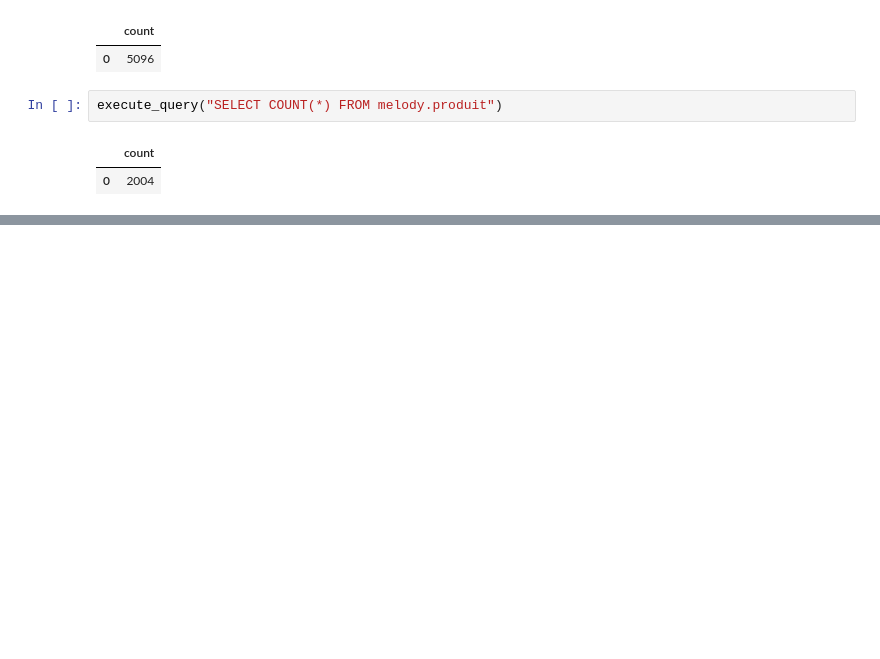
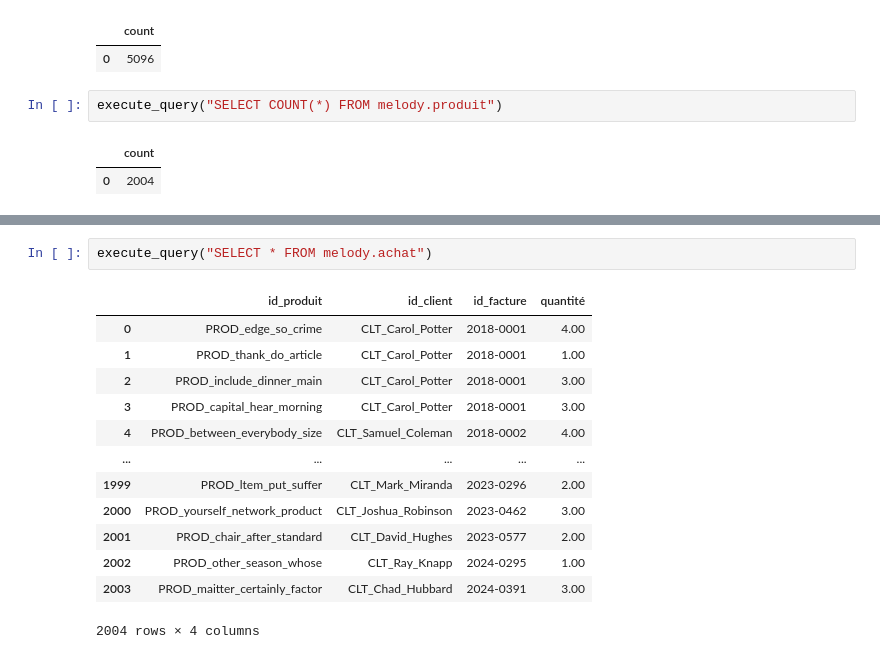
Before and after one commit to MelodyDuplaix/Projet_OCR, a Jupyter notebook: notebooks/analyse.ipynb, the cells around one changed output, grey strips where cells are left out. Drawn from its saved outputs; the diff is of its cells as text; blank space fills up the shorter version.

```diff
--- a/notebooks/analyse.ipynb
+++ b/notebooks/analyse.ipynb
@@ -43,0 +84,16 @@ execute_query("SELECT DISTINCT nom FROM melody.produit")
+# %%
+execute_query("SELECT * FROM melody.achat")
+# %% [output]
+|  | id_produit | id_client | id_facture | quantité |
+| 0 | PROD_edge_so_crime | CLT_Carol_Potter | 2018-0001 | 4.00 |
+| 1 | PROD_thank_do_article | CLT_Carol_Potter | 2018-0001 | 1.00 |
+| 2 | PROD_include_dinner_main | CLT_Carol_Potter | 2018-0001 | 3.00 |
+| 3 | PROD_capital_hear_morning | CLT_Carol_Potter | 2018-0001 | 3.00 |
+| 4 | PROD_between_everybody_size | CLT_Samuel_Coleman | 2018-0002 | 4.00 |
+| ... | ... | ... | ... | ... |
+| 1999 | PROD_ltem_put_suffer | CLT_Mark_Miranda | 2023-0296 | 2.00 |
+| 2000 | PROD_yourself_network_product | CLT_Joshua_Robinson | 2023-0462 | 3.00 |
+| 2001 | PROD_chair_after_standard | CLT_David_Hughes | 2023-0577 | 2.00 |
+| 2002 | PROD_other_season_whose | CLT_Ray_Knapp | 2024-0295 | 1.00 |
+| 2003 | PROD_maitter_certainly_factor | CLT_Chad_Hubbard | 2024-0391 | 3.00 |
+2004 rows × 4 columns
```
Also changed, not shown: parts of 15 cells of this notebook, 1 other file.
